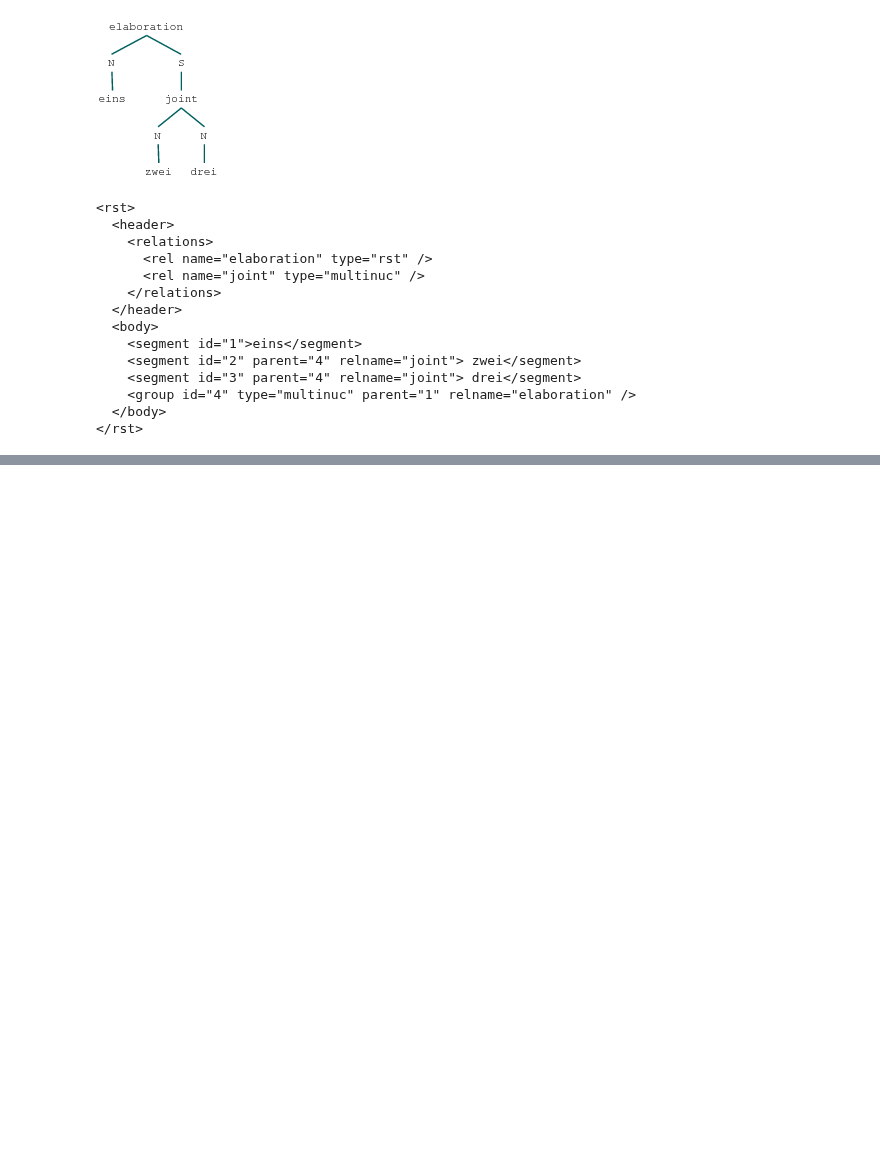
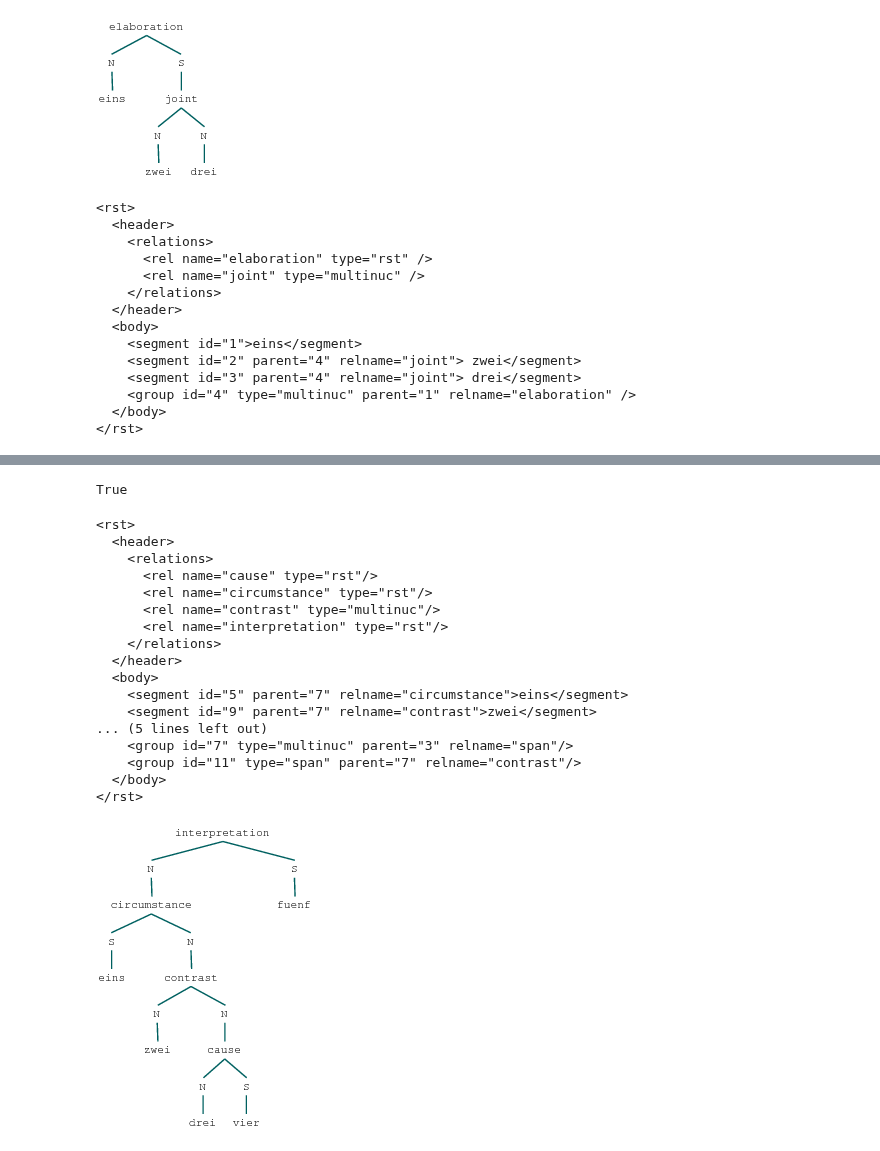
Before and after one commit to arne-cl/alt-mulig, a Jupyter notebook: discoursegraphs/tree-to-rs3/tree-to-rs3.ipynb, the cells around one changed output, grey strips where cells are left out. Saved outputs shown, nothing was run; the diff lists cells and outputs as text; code cells hidden in the pictures; blank space fills up the shorter version.

```diff
--- a/discoursegraphs/tree-to-rs3/tree-to-rs3.ipynb
+++ b/discoursegraphs/tree-to-rs3/tree-to-rs3.ipynb
@@ -322,0 +296,2 @@ printrs3('eins-zwei-drei-(elab-eins-from-(joint-zwei-and-drei).rs3')
+# %%
+dgtree = example2tree('maz-10575-excerpt.rs3')
@@ -322,0 +302,28 @@ printrs3('eins-zwei-drei-(elab-eins-from-(joint-zwei-and-drei).rs3')
+# %%
+dgtree.tree == input_tree
+# %% [output]
+True
+# %%
+# FIXME: should have 5 EDUs
+
+empty_tree = example2tree(etree2file(RS3FileWriter(dgtree).etree))
+empty_tree
+# %% [output]
+<rst>
+  <header>
+    <relations>
+      <rel name="cause" type="rst"/>
+      <rel name="circumstance" type="rst"/>
+      <rel name="contrast" type="multinuc"/>
+      <rel name="interpretation" type="rst"/>
+    </relations>
+  </header>
+  <body>
+    <segment id="5" parent="7" relname="circumstance">eins</segment>
+    <segment id="9" parent="7" relname="contrast">zwei</segment>
+... (5 lines left out)
+    <group id="7" type="multinuc" parent="3" relname="span"/>
+    <group id="11" type="span" parent="7" relname="contrast"/>
+  </body>
+</rst>
+[figure, added]
```
Also changed, not shown: parts of 45 cells of this notebook, 7 other files.
